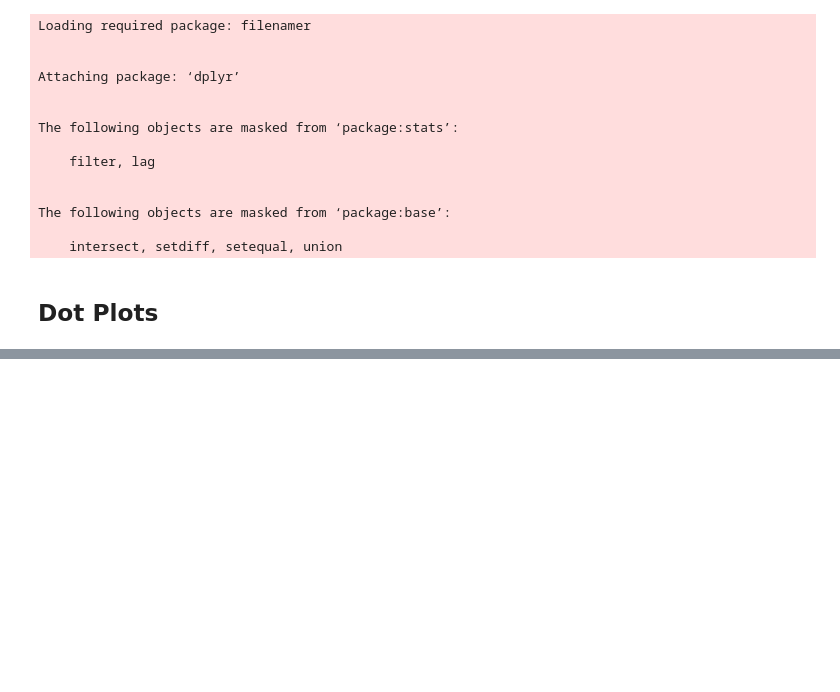
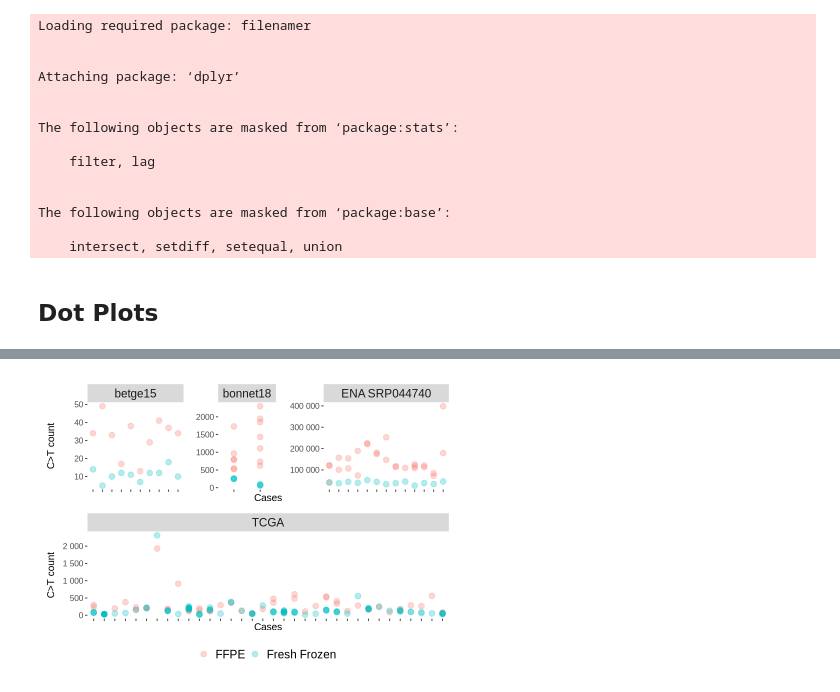
Before and after one commit to MoyukhShabon/common-ffpe-snvf, a Jupyter notebook: analysis/aggregate_results.ipynb, the cells around one changed output, grey strips where cells are left out. Saved outputs shown, nothing was run; the diff lists cells and outputs as text; code cells hidden in the pictures; blank space fills up the shorter version.

```diff
--- a/analysis/aggregate_results.ipynb
+++ b/analysis/aggregate_results.ipynb
@@ -151,0 +157,25 @@ final_plot
+# %%
+w= 7; h = 5
+options(repr.plot.width = w, repr.plot.height = h)
+
+full_plot <- (half_plot / tcga_ct_plot) +
+	plot_layout(
+	# widths applies to the columns defined by the top row.
+	# tcga_plot will automatically span the full width of the row below.
+	widths = case_counts$n_samples[1:3],
+	guides = "collect", # Collect all legends into a single common legend
+	axis_titles = "collect", # Collect common axis titles
+	) +
+	plot_annotation(
+		theme = theme(
+			# plot.title = element_text(hjust = 0.5, face = "bold", size = 12),
+			# plot.caption = element_text(hjust = 0.5, size = 11),
+			legend.position = "bottom",
+			legend.title = element_blank()
+		)
+	)
+
+qdraw()
+full_plot
+# %% [output]
+[figure, added]
```
Also changed, not shown: parts of 5 cells of this notebook.
